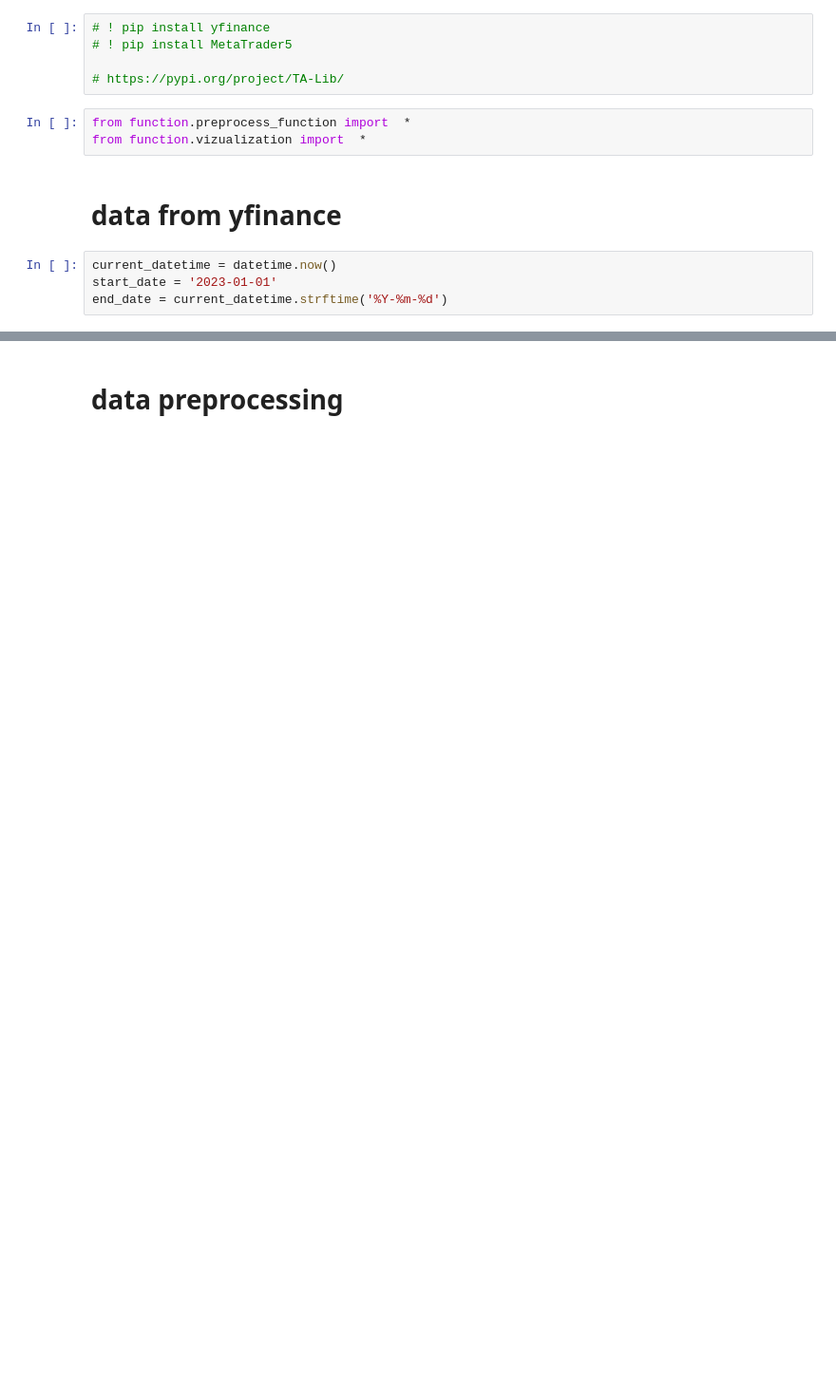
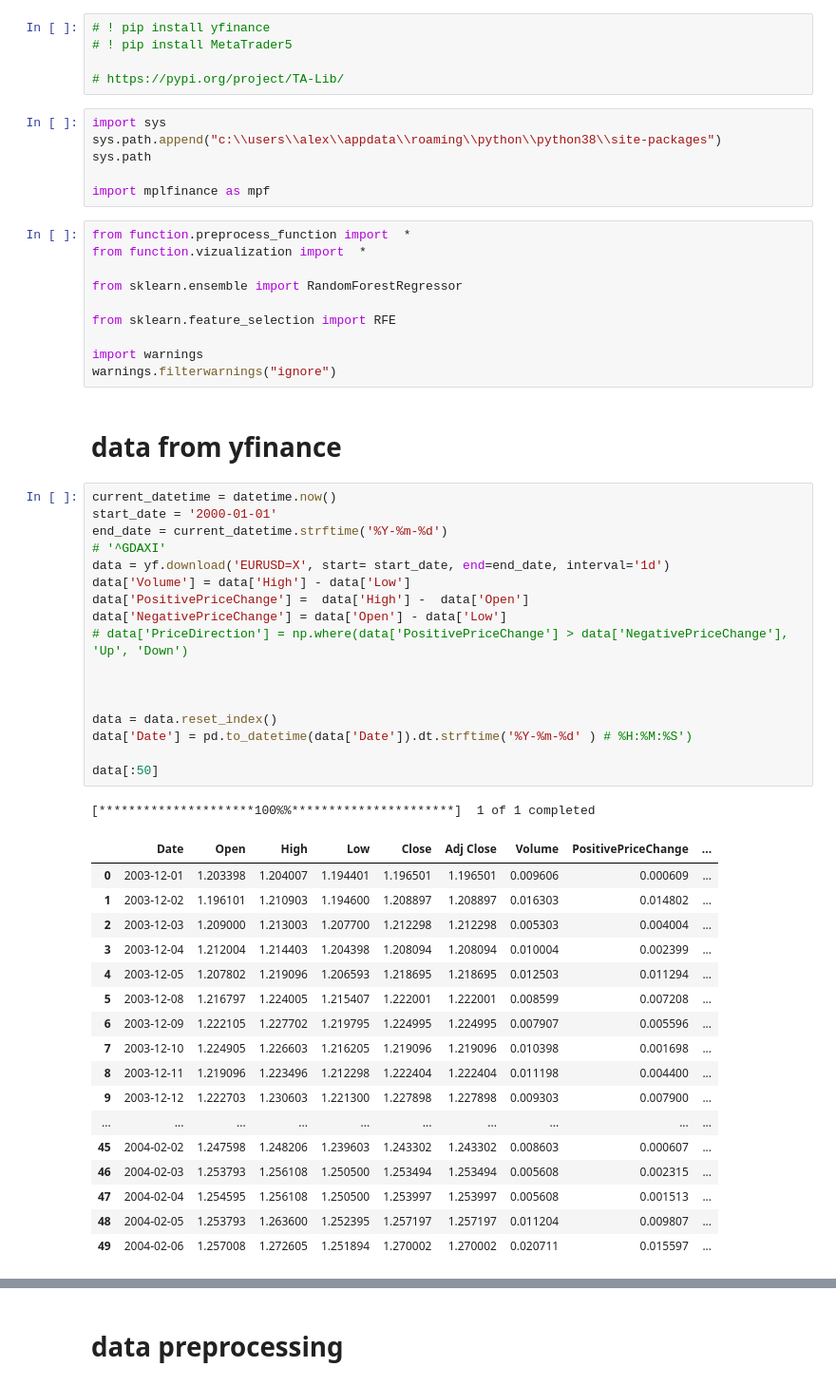
Before and after one commit to Alexa9der/currency_exchange, a Jupyter notebook: receivin_ data.ipynb, the cells around one changed output, grey strips where cells are left out. Shown at 95% size. Drawn from its saved outputs; the diff is of its cells as text; blank space fills up the shorter version.

```diff
--- a/receivin_ data.ipynb
+++ b/receivin_ data.ipynb
@@ -3,12 +3,57 @@
 # ! pip install MetaTrader5
 
 # https://pypi.org/project/TA-Lib/
+# %%
+import sys
+sys.path.append("c:\\users\\alex\\appdata\\roaming\\python\\python38\\site-packages")
+sys.path
+
+import mplfinance as mpf
 # %%
 from function.preprocess_function import  *
 from function.vizualization import  *
+
+from sklearn.ensemble import RandomForestRegressor
+
+from sklearn.feature_selection import RFE
+
+import warnings
+warnings.filterwarnings("ignore")
 # %% [markdown]
 # data from yfinance
 # %%
 current_datetime = datetime.now()
-start_date = '2023-01-01'
+start_date = '2000-01-01'
 end_date = current_datetime.strftime('%Y-%m-%d')
+# '^GDAXI'
+data = yf.download('EURUSD=X', start= start_date, end=end_date, interval='1d')
+data['Volume'] = data['High'] - data['Low']
+data['PositivePriceChange'] =  data['High'] -  data['Open']
+data['NegativePriceChange'] = data['Open'] - data['Low']
+# data['PriceDirection'] = np.where(data['PositivePriceChange'] > data['NegativePriceChange'], 'Up', 'Down')
+
+
+
+data = data.reset_index()
+data['Date'] = pd.to_datetime(data['Date']).dt.strftime('%Y-%m-%d' ) # %H:%M:%S')
+
+data[:50]
+# %% [output]
+[*********************100%%**********************]  1 of 1 completed
+|  | Date | Open | High | Low | Close | Adj Close | Volume | PositivePriceChange | ... |
+| 0 | 2003-12-01 | 1.203398 | 1.204007 | 1.194401 | 1.196501 | 1.196501 | 0.009606 | 0.000609 | ... |
+| 1 | 2003-12-02 | 1.196101 | 1.210903 | 1.194600 | 1.208897 | 1.208897 | 0.016303 | 0.014802 | ... |
+| 2 | 2003-12-03 | 1.209000 | 1.213003 | 1.207700 | 1.212298 | 1.212298 | 0.005303 | 0.004004 | ... |
+| 3 | 2003-12-04 | 1.212004 | 1.214403 | 1.204398 | 1.208094 | 1.208094 | 0.010004 | 0.002399 | ... |
+| 4 | 2003-12-05 | 1.207802 | 1.219096 | 1.206593 | 1.218695 | 1.218695 | 0.012503 | 0.011294 | ... |
+| 5 | 2003-12-08 | 1.216797 | 1.224005 | 1.215407 | 1.222001 | 1.222001 | 0.008599 | 0.007208 | ... |
+| 6 | 2003-12-09 | 1.222105 | 1.227702 | 1.219795 | 1.224995 | 1.224995 | 0.007907 | 0.005596 | ... |
+| 7 | 2003-12-10 | 1.224905 | 1.226603 | 1.216205 | 1.219096 | 1.219096 | 0.010398 | 0.001698 | ... |
+| 8 | 2003-12-11 | 1.219096 | 1.223496 | 1.212298 | 1.222404 | 1.222404 | 0.011198 | 0.004400 | ... |
+| 9 | 2003-12-12 | 1.222703 | 1.230603 | 1.221300 | 1.227898 | 1.227898 | 0.009303 | 0.007900 | ... |
+| ... | ... | ... | ... | ... | ... | ... | ... | ... | ... |
+| 45 | 2004-02-02 | 1.247598 | 1.248206 | 1.239603 | 1.243302 | 1.243302 | 0.008603 | 0.000607 | ... |
+| 46 | 2004-02-03 | 1.253793 | 1.256108 | 1.250500 | 1.253494 | 1.253494 | 0.005608 | 0.002315 | ... |
+| 47 | 2004-02-04 | 1.254595 | 1.256108 | 1.250500 | 1.253997 | 1.253997 | 0.005608 | 0.001513 | ... |
+| 48 | 2004-02-05 | 1.253793 | 1.263600 | 1.252395 | 1.257197 | 1.257197 | 0.011204 | 0.009807 | ... |
+| 49 | 2004-02-06 | 1.257008 | 1.272605 | 1.251894 | 1.270002 | 1.270002 | 0.020711 | 0.015597 | ... |
```
Also changed, not shown: parts of 14 cells of this notebook.
